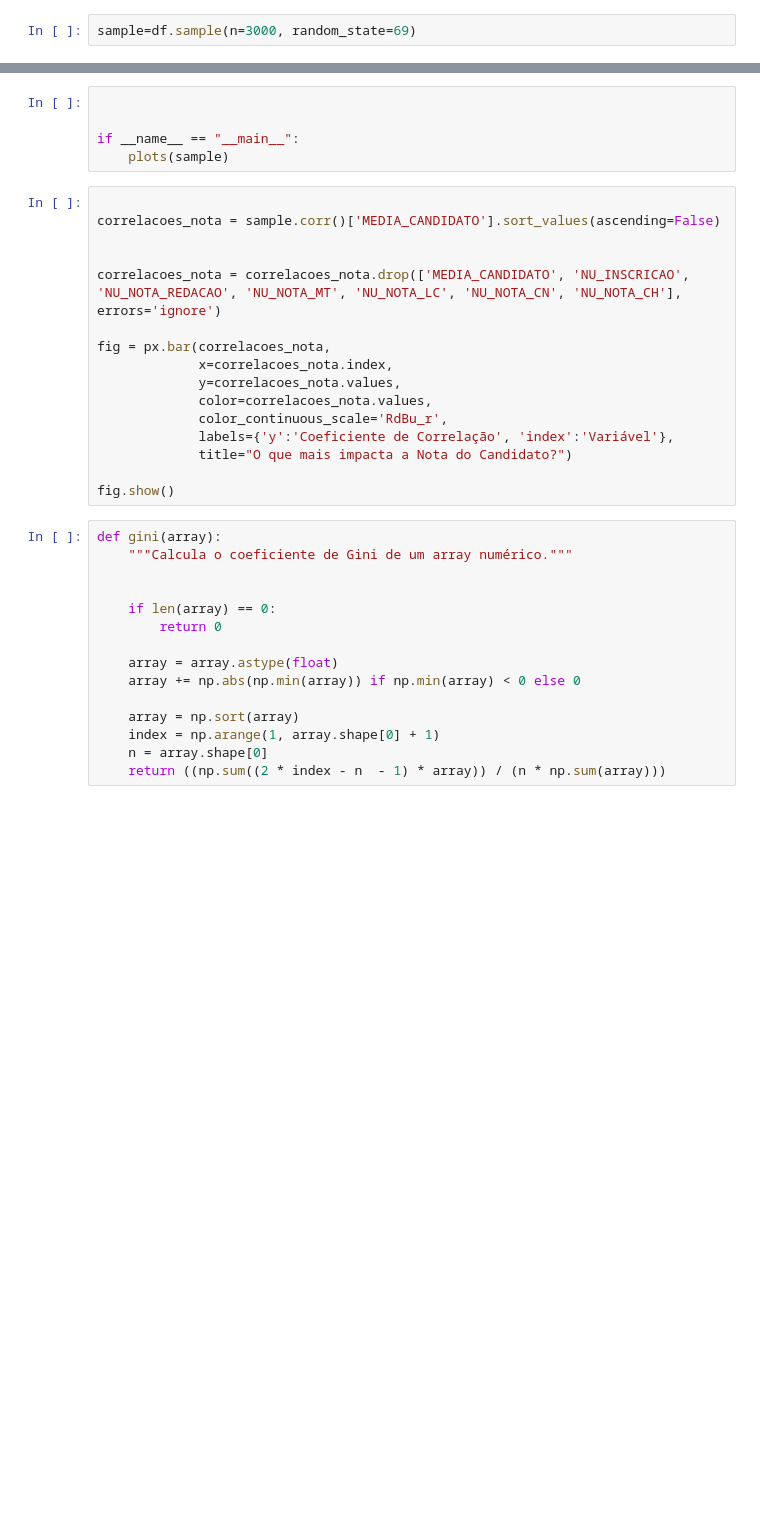
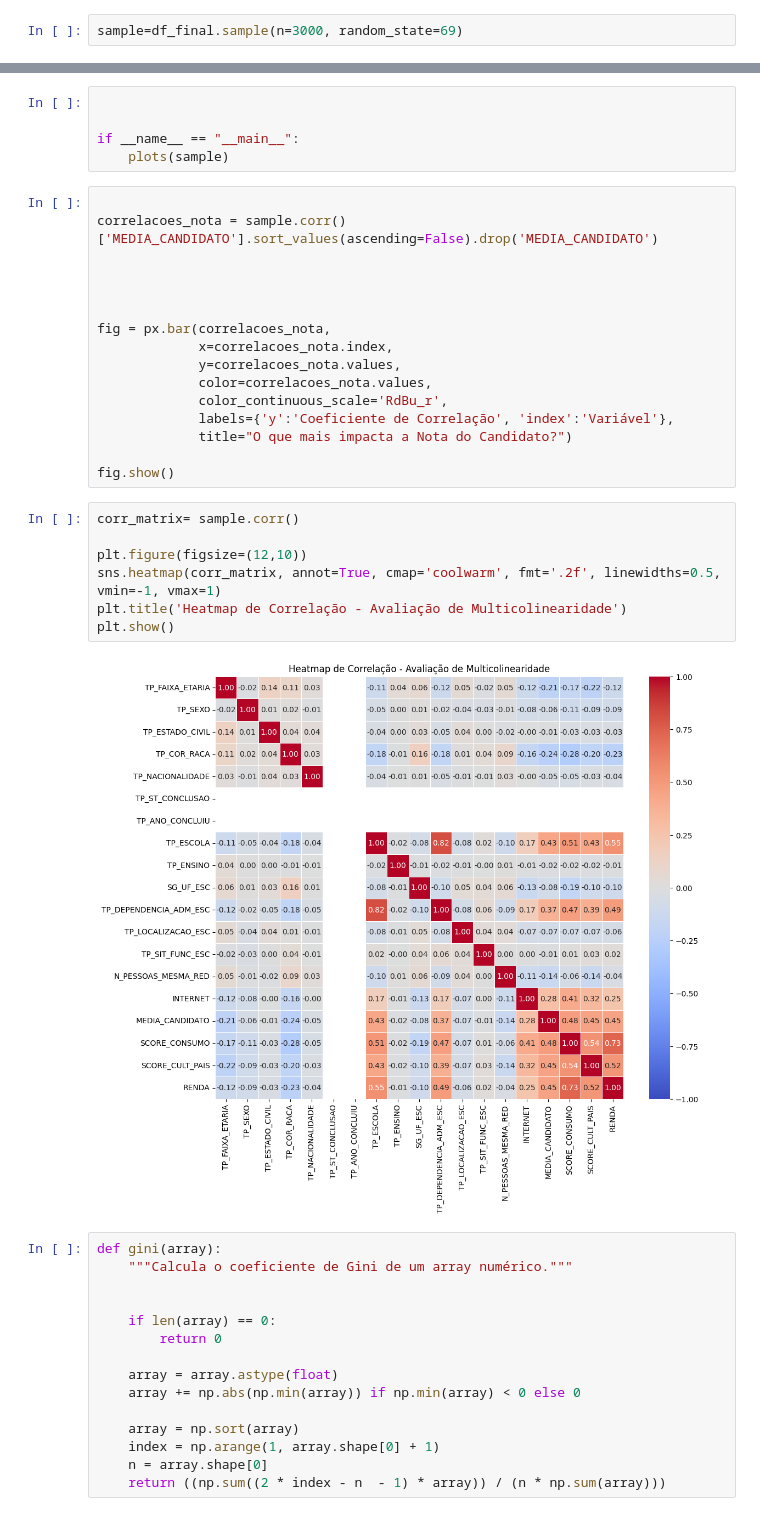
Before and after one commit to intelligent-life-paradox/statistical-modelling-enem, a Jupyter notebook: notebooks/analise_exploratoria.ipynb, the cells around one changed output, grey strips where cells are left out. Saved outputs shown, nothing was run; the diff lists cells and outputs as text; blank space fills up the shorter version.

```diff
--- a/notebooks/analise_exploratoria.ipynb
+++ b/notebooks/analise_exploratoria.ipynb
@@ -39,7 +59,7 @@ df[['MEDIA_CANDIDATO', 'SCORE_RIQUEZA']].describe()
 # %% [markdown]
 Vamos tomar 3k candidatos desses 800k para visualizações; veja que é um sample representativo da amostra se for tomado aleatoriamente -- que é como pretendemos fazer.
 # %%
-sample=df.sample(n=3000, random_state=69)
+sample=df_final.sample(n=3000, random_state=69)
 # %% [markdown]
 Esta célula abaixo foi adicionada meramente por desencargo de consciência do autor:
 # %%
@@ -107,10 +127,10 @@ if __name__ == "__main__":
     plots(sample)
 # %%
 
-correlacoes_nota = sample.corr()['MEDIA_CANDIDATO'].sort_values(ascending=False)
+correlacoes_nota = sample.corr()['MEDIA_CANDIDATO'].sort_values(ascending=False).drop('MEDIA_CANDIDATO')
 
 
-correlacoes_nota = correlacoes_nota.drop(['MEDIA_CANDIDATO', 'NU_INSCRICAO', 'NU_NOTA_REDACAO', 'NU_NOTA_MT', 'NU_NOTA_LC', 'NU_NOTA_CN', 'NU_NOTA_CH'], errors='ignore')
+
 
 fig = px.bar(correlacoes_nota,
              x=correlacoes_nota.index,
@@ -121,6 +141,15 @@ fig = px.bar(correlacoes_nota,
              title="O que mais impacta a Nota do Candidato?")
 
 fig.show()
+# %%
+corr_matrix= sample.corr()
+
+plt.figure(figsize=(12,10))
+sns.heatmap(corr_matrix, annot=True, cmap='coolwarm', fmt='.2f', linewidths=0.5, vmin=-1, vmax=1)
+plt.title('Heatmap de Correlação - Avaliação de Multicolinearidade')
+plt.show()
+# %% [output]
+[figure, added]
 # %%
 def gini(array):
     """Calcula o coeficiente de Gini de um array numérico."""
```
Also changed, not shown: parts of 8 cells of this notebook, 4 other files.
